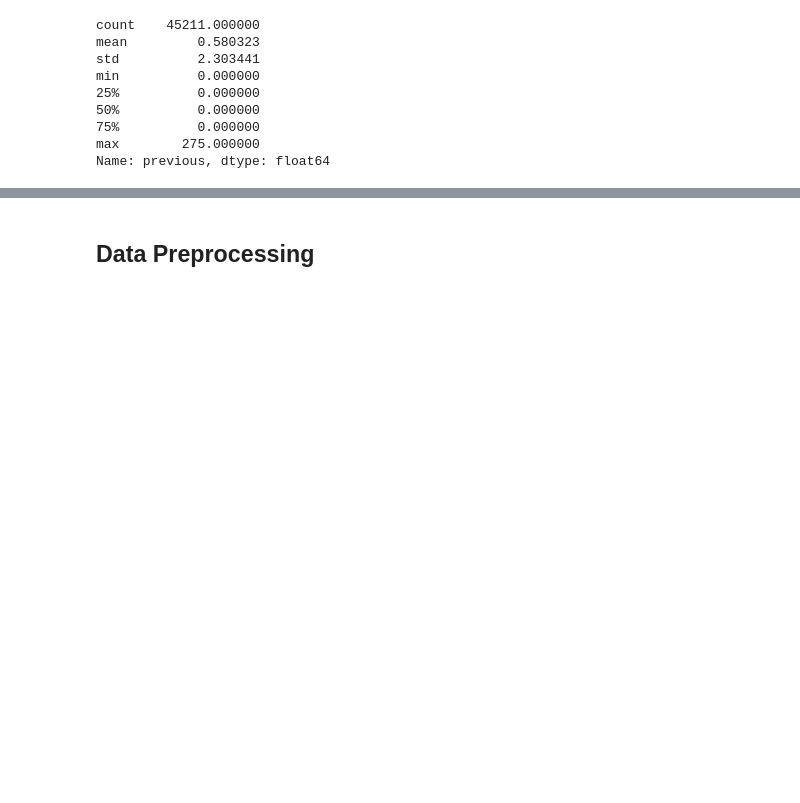
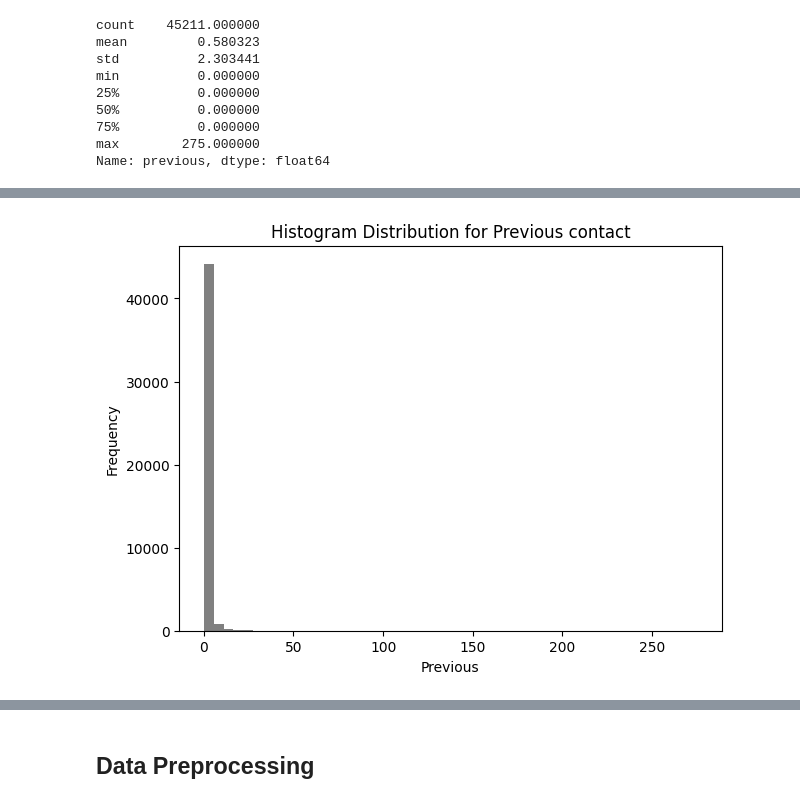
Before and after one commit to pk-aduyaw/term-deposit-subscription, a Jupyter notebook: project-code.ipynb, the cells around one changed output, grey strips where cells are left out. Saved outputs shown, nothing was run; the diff lists cells and outputs as text; code cells hidden in the pictures; blank space fills up the shorter version.

```diff
--- a/project-code.ipynb
+++ b/project-code.ipynb
@@ -387,0 +385,10 @@ df['previous'].hist(bins=50, grid=False, color='grey')
+# %%
+# Plot previous distribution plot
+plt.figure(figsize=(7, 5))
+df['previous'].hist(bins=50, grid=False, color='grey')
+plt.title('Histogram Distribution for Previous contact')
+plt.xlabel("Previous")
+plt.ylabel("Frequency")
+plt.show()
+# %% [output]
+[figure, added]
```
Also changed, not shown: parts of 34 cells of this notebook, 1 other file.
